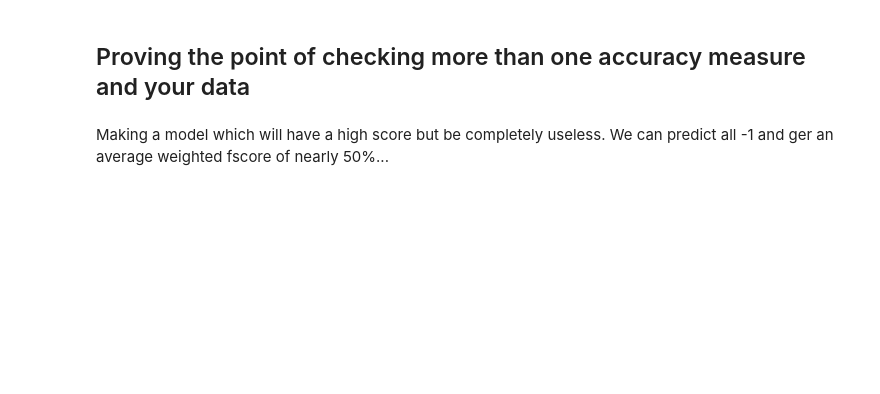
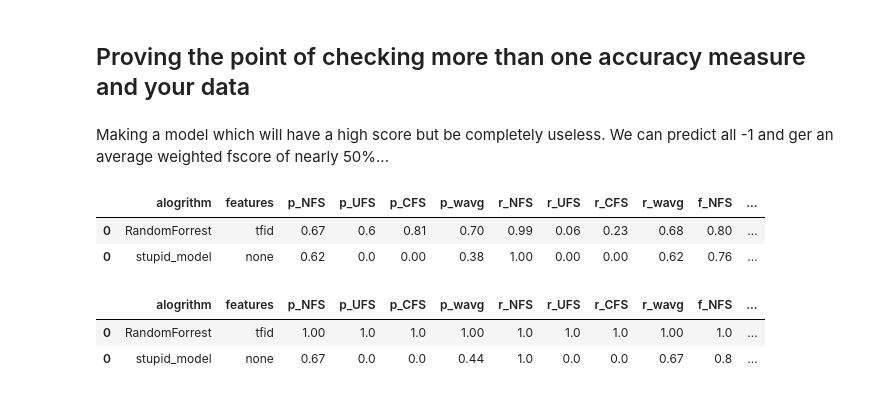
Before and after one commit to SigneK42/fact_check_worthy_claim, a Jupyter notebook: notebooks/baseline_model.ipynb, the cells around one changed output. Saved outputs shown, nothing was run; the diff lists cells and outputs as text; code cells hidden in the pictures; blank space fills up the shorter version.

Commit message:
Updated the base model

```diff
--- a/notebooks/baseline_model.ipynb
+++ b/notebooks/baseline_model.ipynb
@@ -52,2 +52,0 @@ Stemming will be good as it removes some variability in how words are stated. Bu
-# %%
-df['Text_stemmed'] = stem(df)
@@ -75,7 +59,7 @@ df_train, df_test = test_train_split(df)
 # %% [markdown]
 ### Create the tfid matrix for the text column
 # %%
-train_tfid, test_tfid, vocab =  tfid(train = df_train.Text, test = df_test.Text)
+train_tfid, test_tfid, vocab =  tfid(train = df_train.Text, test = df_test.Text, n_gram_range  = 1)
 # %%
 train_tfid
 # %% [output]
@@ -120,6 +113,18 @@ pred_train = stupid_model(df_train.shape[0])
 # %%
 df_score_test = pd.concat([df_score_test, score_it(df_test.Verdict, pred_test, algorithm = 'stupid_model', features = 'none')])
 df_score_train = pd.concat([df_score_train, score_it(df_train.Verdict, pred_train, algorithm = 'stupid_model', features = 'none')])
+# %%
+df_score_test
+# %% [output]
+|  | alogrithm | features | p_NFS | p_UFS | p_CFS | p_wavg | r_NFS | r_UFS | r_CFS | r_wavg | f_NFS | ... |
+| 0 | RandomForrest | tfid | 0.67 | 0.6 | 0.81 | 0.70 | 0.99 | 0.06 | 0.23 | 0.68 | 0.80 | ... |
+| 0 | stupid_model | none | 0.62 | 0.0 | 0.00 | 0.38 | 1.00 | 0.00 | 0.00 | 0.62 | 0.76 | ... |
+# %%
+df_score_train
+# %% [output]
+|  | alogrithm | features | p_NFS | p_UFS | p_CFS | p_wavg | r_NFS | r_UFS | r_CFS | r_wavg | f_NFS | ... |
+| 0 | RandomForrest | tfid | 1.00 | 1.0 | 1.0 | 1.00 | 1.0 | 1.0 | 1.0 | 1.00 | 1.0 | ... |
+| 0 | stupid_model | none | 0.67 | 0.0 | 0.0 | 0.44 | 1.0 | 0.0 | 0.0 | 0.67 | 0.8 | ... |
 # %%
 df_score_test.to_csv(r'score_test.csv')
 df_score_train.to_csv(r'score_train.csv')
```
Also changed, not shown: parts of 8 cells of this notebook, 3 other files.
